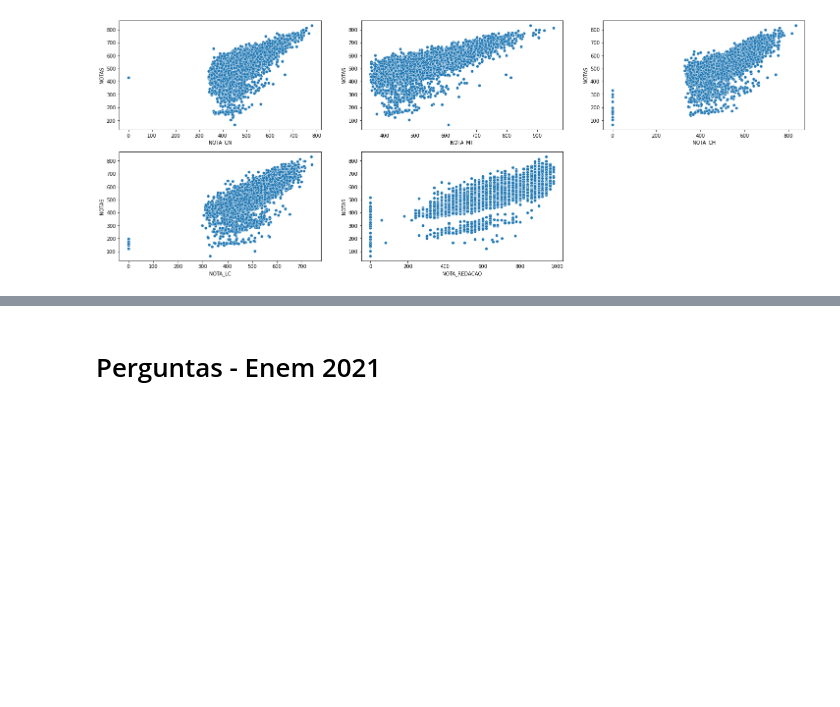
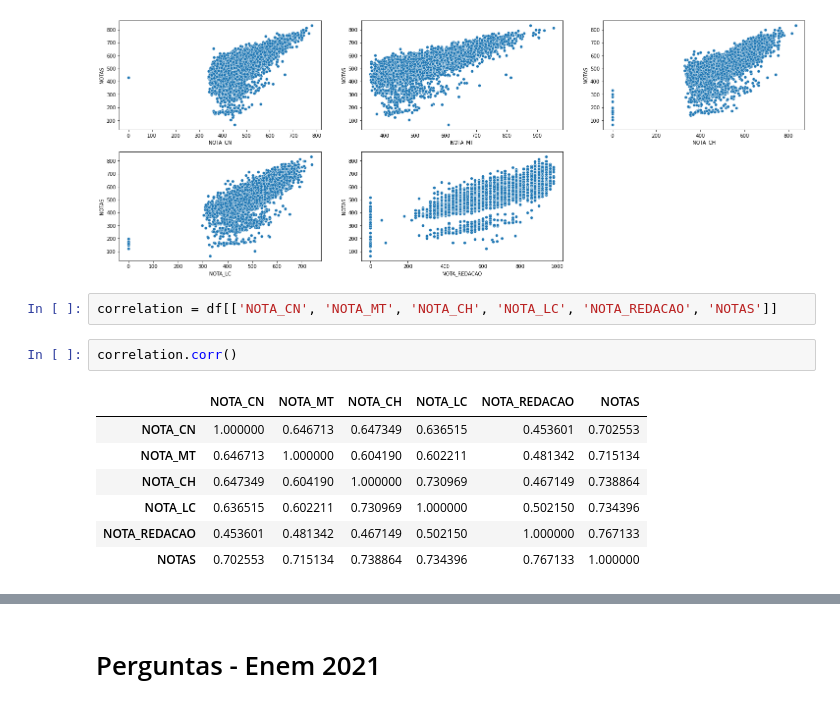
Before and after one commit to Victor-Amarante/Intro_DS, a Jupyter notebook: DataEDA.ipynb, the cells around one changed output, grey strips where cells are left out. Drawn from its saved outputs; the diff is of its cells as text; blank space fills up the shorter version.

```diff
--- a/DataEDA.ipynb
+++ b/DataEDA.ipynb
@@ -483,3 +483,15 @@ sns.scatterplot(data=df, x='NOTA_REDACAO', y='NOTAS')
 plt.show()
 # %% [output]
 [figure]
+# %%
+correlation = df[['NOTA_CN', 'NOTA_MT', 'NOTA_CH', 'NOTA_LC', 'NOTA_REDACAO', 'NOTAS']]
+# %%
+correlation.corr()
+# %% [output]
+|  | NOTA_CN | NOTA_MT | NOTA_CH | NOTA_LC | NOTA_REDACAO | NOTAS |
+| NOTA_CN | 1.000000 | 0.646713 | 0.647349 | 0.636515 | 0.453601 | 0.702553 |
+| NOTA_MT | 0.646713 | 1.000000 | 0.604190 | 0.602211 | 0.481342 | 0.715134 |
+| NOTA_CH | 0.647349 | 0.604190 | 1.000000 | 0.730969 | 0.467149 | 0.738864 |
+| NOTA_LC | 0.636515 | 0.602211 | 0.730969 | 1.000000 | 0.502150 | 0.734396 |
+| NOTA_REDACAO | 0.453601 | 0.481342 | 0.467149 | 0.502150 | 1.000000 | 0.767133 |
+| NOTAS | 0.702553 | 0.715134 | 0.738864 | 0.734396 | 0.767133 | 1.000000 |
```
Also changed, not shown: parts of 2 cells of this notebook.
